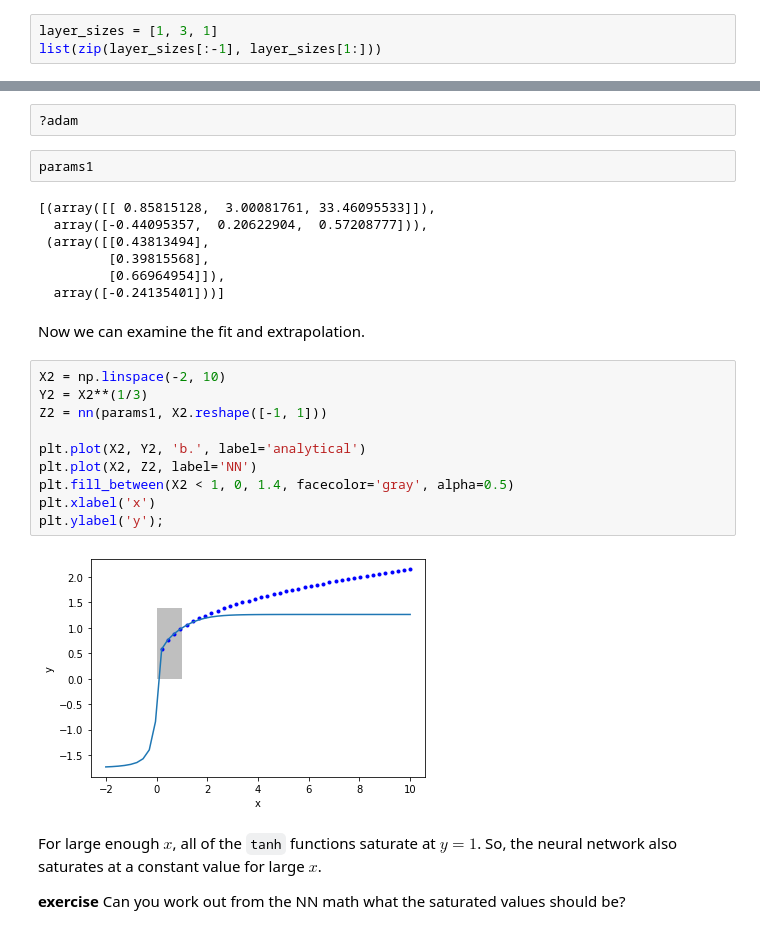
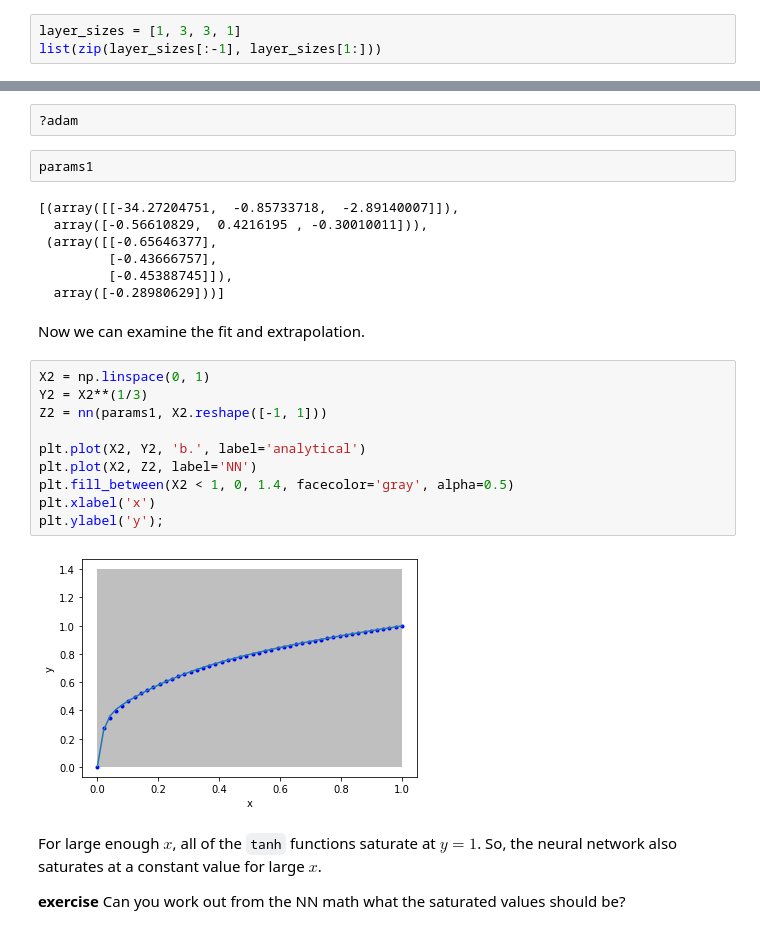
Before and after one commit to jqbond/f19-06623, a Jupyter notebook: lectures/22-ml-2.ipynb, the cells around one changed output, grey strips where cells are left out. Cells and saved outputs as stored; diff of their text form.

```diff
--- a/lectures/22-ml-2.ipynb
+++ b/lectures/22-ml-2.ipynb
@@ -7,6 +7,6 @@ The activation function in a neural network provides the nonlinearity in the mod
 
 Today we explore the impact of the activation function on the fitting, and extrapolation of neural networks. The following code is for setting up a neural network, and initializing the parameters with random numbers.
 # %%
-layer_sizes = [1, 3, 1]
+layer_sizes = [1, 3, 3, 1]
 list(zip(layer_sizes[:-1], layer_sizes[1:]))
 # %% [output]
@@ -100,26 +104,26 @@ Tolerance reached, stopping
 # %%
 params1
 # %% [output]
-[(array([[ 0.85815128,  3.00081761, 33.46095533]]),
-  array([-0.44095357,  0.20622904,  0.57208777])),
- (array([[0.43813494],
-         [0.39815568],
-         [0.66964954]]),
-  array([-0.24135401]))]
+[(array([[-34.27204751,  -0.85733718,  -2.89140007]]),
+  array([-0.56610829,  0.4216195 , -0.30010011])),
+ (array([[-0.65646377],
+         [-0.43666757],
+         [-0.45388745]]),
+  array([-0.28980629]))]
 # %% [markdown]
 Now we can examine the fit and extrapolation.
 # %%
-X2 = np.linspace(-2, 10)
+X2 = np.linspace(0, 1)
 Y2 = X2**(1/3)
 Z2 = nn(params1, X2.reshape([-1, 1]))
 
 plt.plot(X2, Y2, 'b.', label='analytical')
 plt.plot(X2, Z2, label='NN')
 plt.fill_between(X2 < 1, 0, 1.4, facecolor='gray', alpha=0.5)
 plt.xlabel('x')
 plt.ylabel('y');
 # %% [output]
-[figure, old version]
+[figure, new version]
 # %% [markdown]
 For large enough $x$, all of the `tanh` functions saturate at $y=1$. So, the neural network also saturates at a constant value for large $x$.
 
```
Also changed, not shown: parts of 15 cells of this notebook, 1 other file.
